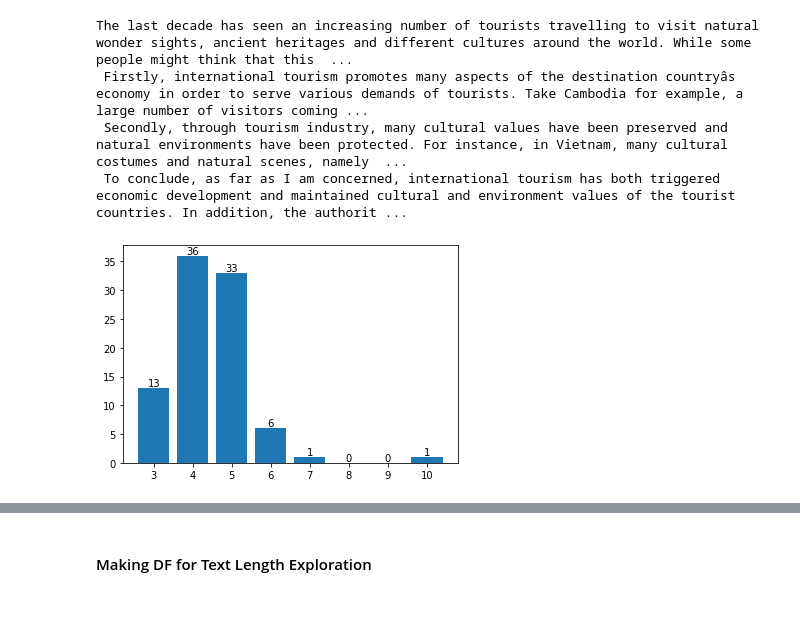
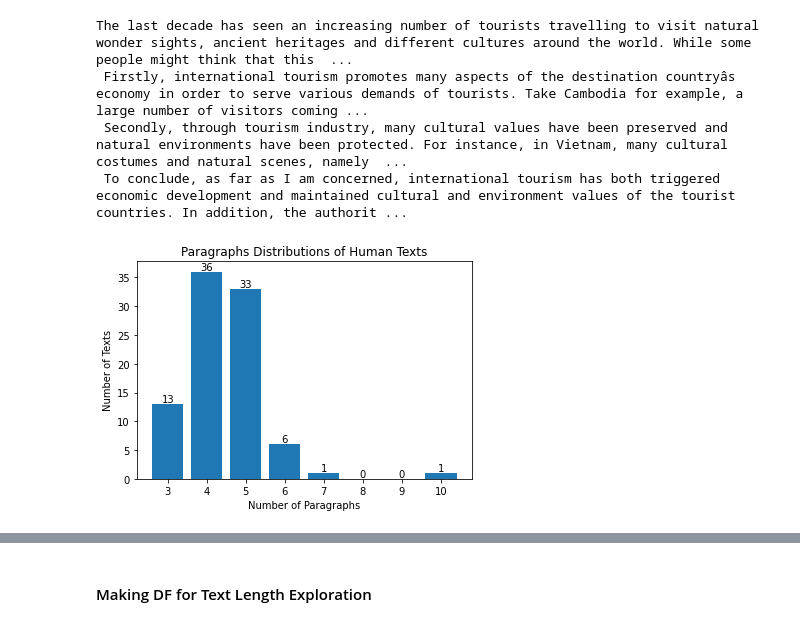
Before and after one commit to nicole-jefferies/RADAR_Eval, a Jupyter notebook: Text Length Test.ipynb, the cells around one changed output, grey strips where cells are left out. Drawn from its saved outputs; the diff is of its cells as text; code cells hidden in the pictures.

```diff
--- a/Text Length Test.ipynb
+++ b/Text Length Test.ipynb
@@ -36,12 +36,16 @@ for text in post_RADAR_data['Student']:
 # %%
 x = [i for i in range(3,11)]
 y = [STUD_paragraph_counts.count(i) for i in range(3,11)]
-plt.bar(x, y)
+f = plt.bar(x, y)
+
+plt.title('Paragraphs Distributions of Human Texts')
+plt.xlabel('Number of Paragraphs')
+plt.ylabel('Number of Texts')
 
 for i in range(len(x)):
     plt.text(x[i], y[i], str(y[i]), ha='center', va='bottom')
 # %% [output]
-[figure, old version]
+[figure, new version]
 # %%
 for index, text in enumerate(post_RADAR_data['Student']):
     if(text.count('\n') > 3 and text.count('\n') < 5):
```
Also changed, not shown: 2 other files.
